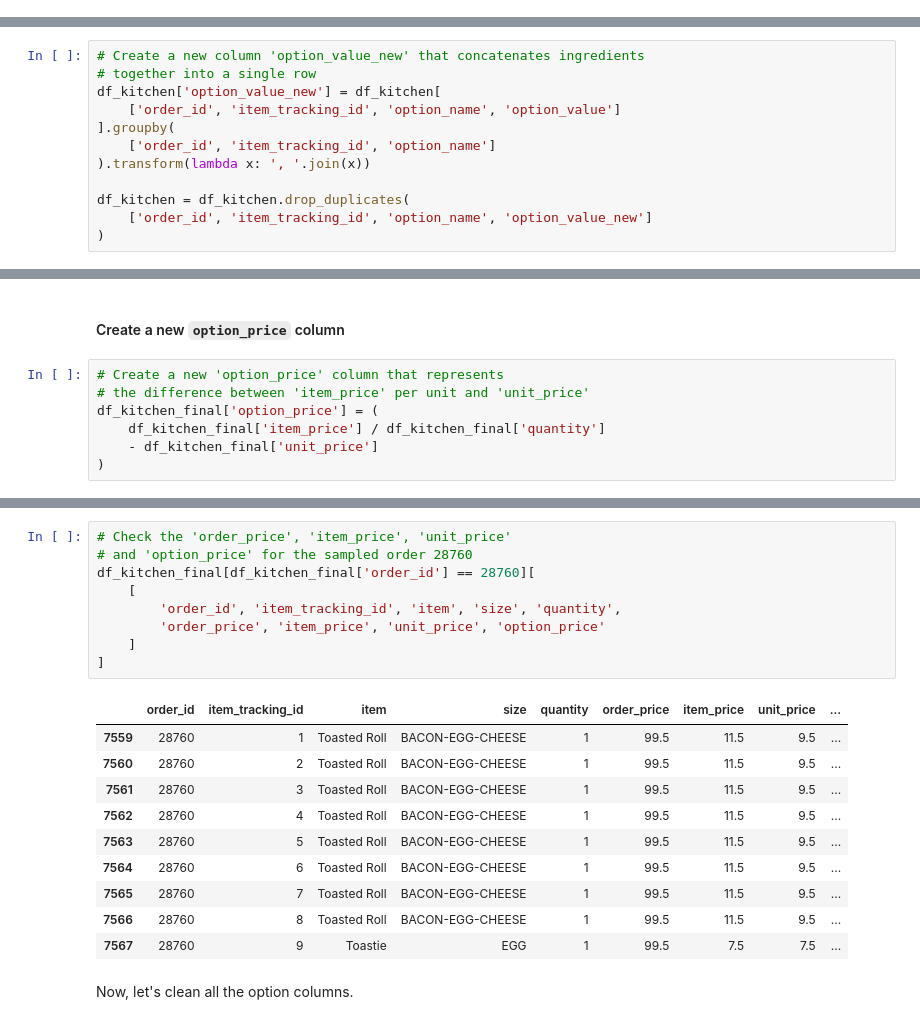
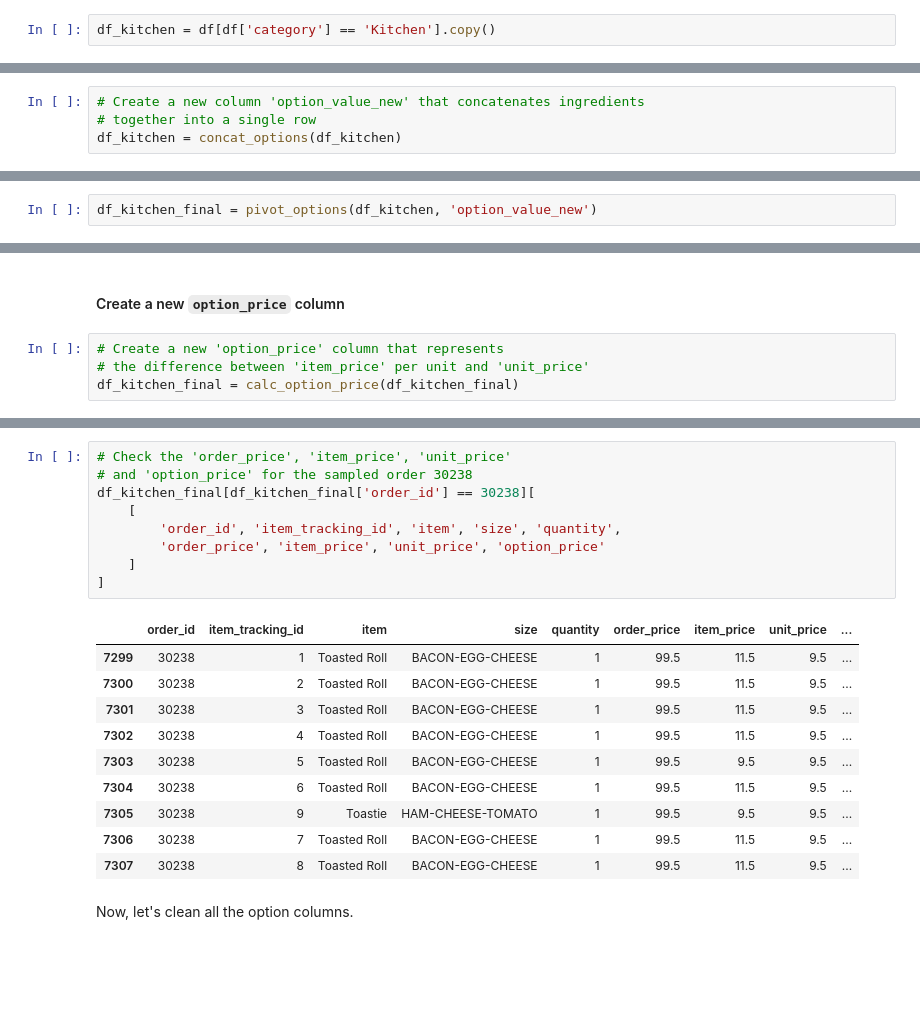
Before and after one commit to HanL1223/JR_Recommender, a Jupyter notebook: projects/cafe-analytics/Cafe_Analytics_Data_Cleaning_MX.ipynb, the cells around one changed output, grey strips where cells are left out. Saved outputs shown, nothing was run; the diff lists cells and outputs as text; blank space fills up the shorter version.

```diff
--- a/projects/cafe-analytics/Cafe_Analytics_Data_Cleaning_MX.ipynb
+++ b/projects/cafe-analytics/Cafe_Analytics_Data_Cleaning_MX.ipynb
@@ -1602,6 +1591,8 @@ df_colddrinks_final.to_csv(
 )
 # %% [markdown]
 ### Transform Kitchen Data for Better Usability
+# %%
+df_kitchen = df[df['category'] == 'Kitchen'].copy()
 # %%
 df_kitchen.reset_index(drop=True, inplace=True)
 print(df_kitchen.shape)
@@ -1766,14 +1661,6 @@ df_kitchen[
 # %%
 # Create a new column 'option_value_new' that concatenates ingredients
 # together into a single row
-df_kitchen['option_value_new'] = df_kitchen[
-    ['order_id', 'item_tracking_id', 'option_name', 'option_value']
-].groupby(
-    ['order_id', 'item_tracking_id', 'option_name']
-).transform(lambda x: ', '.join(x))
-
-df_kitchen = df_kitchen.drop_duplicates(
-    ['order_id', 'item_tracking_id', 'option_name', 'option_value_new']
-)
+df_kitchen = concat_options(df_kitchen)
 # %%
 # Check if the ingredients have successfully been concatenated
@@ -1832,0 +1681,2 @@ df_kitchen_final = df_kitchen_attr.merge(
+# %%
+df_kitchen_final = pivot_options(df_kitchen, 'option_value_new')
@@ -1835,10 +1703,7 @@ df_kitchen_final = df_kitchen_attr.merge(
 # %%
 # Create a new 'option_price' column that represents
 # the difference between 'item_price' per unit and 'unit_price'
-df_kitchen_final['option_price'] = (
-    df_kitchen_final['item_price'] / df_kitchen_final['quantity']
-    - df_kitchen_final['unit_price']
-)
+df_kitchen_final = calc_option_price(df_kitchen_final)
 # %%
 # Find the order that includes the highest number of kitchen items
 df_kitchen_final['order_id'].value_counts()[:1]
@@ -1847,24 +1712,24 @@ df_kitchen_final['order_id'].value_counts()[:1]
 Name: order_id, dtype: Int64
 # %%
 # Check the 'order_price', 'item_price', 'unit_price'
-# and 'option_price' for the sampled order 28760
-df_kitchen_final[df_kitchen_final['order_id'] == 28760][
+# and 'option_price' for the sampled order 30238
+df_kitchen_final[df_kitchen_final['order_id'] == 30238][
     [
         'order_id', 'item_tracking_id', 'item', 'size', 'quantity',
         'order_price', 'item_price', 'unit_price', 'option_price'
     ]
 ]
 # %% [output]
 |  | order_id | item_tracking_id | item | size | quantity | order_price | item_price | unit_price | ... |
-| 7559 | 28760 | 1 | Toasted Roll | BACON-EGG-CHEESE | 1 | 99.5 | 11.5 | 9.5 | ... |
-| 7560 | 28760 | 2 | Toasted Roll | BACON-EGG-CHEESE | 1 | 99.5 | 11.5 | 9.5 | ... |
-| 7561 | 28760 | 3 | Toasted Roll | BACON-EGG-CHEESE | 1 | 99.5 | 11.5 | 9.5 | ... |
-| 7562 | 28760 | 4 | Toasted Roll | BACON-EGG-CHEESE | 1 | 99.5 | 11.5 | 9.5 | ... |
-| 7563 | 28760 | 5 | Toasted Roll | BACON-EGG-CHEESE | 1 | 99.5 | 11.5 | 9.5 | ... |
-| 7564 | 28760 | 6 | Toasted Roll | BACON-EGG-CHEESE | 1 | 99.5 | 11.5 | 9.5 | ... |
-| 7565 | 28760 | 7 | Toasted Roll | BACON-EGG-CHEESE | 1 | 99.5 | 11.5 | 9.5 | ... |
-| 7566 | 28760 | 8 | Toasted Roll | BACON-EGG-CHEESE | 1 | 99.5 | 11.5 | 9.5 | ... |
-| 7567 | 28760 | 9 | Toastie | EGG | 1 | 99.5 | 7.5 | 7.5 | ... |
+| 7299 | 30238 | 1 | Toasted Roll | BACON-EGG-CHEESE | 1 | 99.5 | 11.5 | 9.5 | ... |
+| 7300 | 30238 | 2 | Toasted Roll | BACON-EGG-CHEESE | 1 | 99.5 | 11.5 | 9.5 | ... |
+| 7301 | 30238 | 3 | Toasted Roll | BACON-EGG-CHEESE | 1 | 99.5 | 11.5 | 9.5 | ... |
+| 7302 | 30238 | 4 | Toasted Roll | BACON-EGG-CHEESE | 1 | 99.5 | 11.5 | 9.5 | ... |
+| 7303 | 30238 | 5 | Toasted Roll | BACON-EGG-CHEESE | 1 | 99.5 | 9.5 | 9.5 | ... |
+| 7304 | 30238 | 6 | Toasted Roll | BACON-EGG-CHEESE | 1 | 99.5 | 11.5 | 9.5 | ... |
+| 7305 | 30238 | 9 | Toastie | HAM-CHEESE-TOMATO | 1 | 99.5 | 9.5 | 9.5 | ... |
+| 7306 | 30238 | 7 | Toasted Roll | BACON-EGG-CHEESE | 1 | 99.5 | 11.5 | 9.5 | ... |
+| 7307 | 30238 | 8 | Toasted Roll | BACON-EGG-CHEESE | 1 | 99.5 | 11.5 | 9.5 | ... |
 # %% [markdown]
 Now, let's clean all the option columns.
 # %% [markdown]
```
Also changed, not shown: parts of 85 cells of this notebook, 4 other files.
